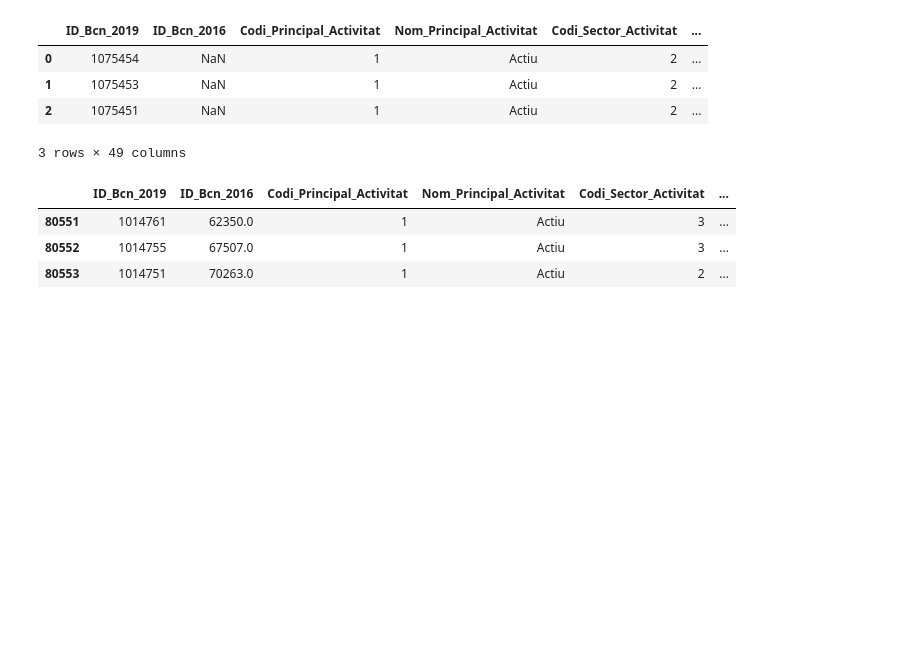
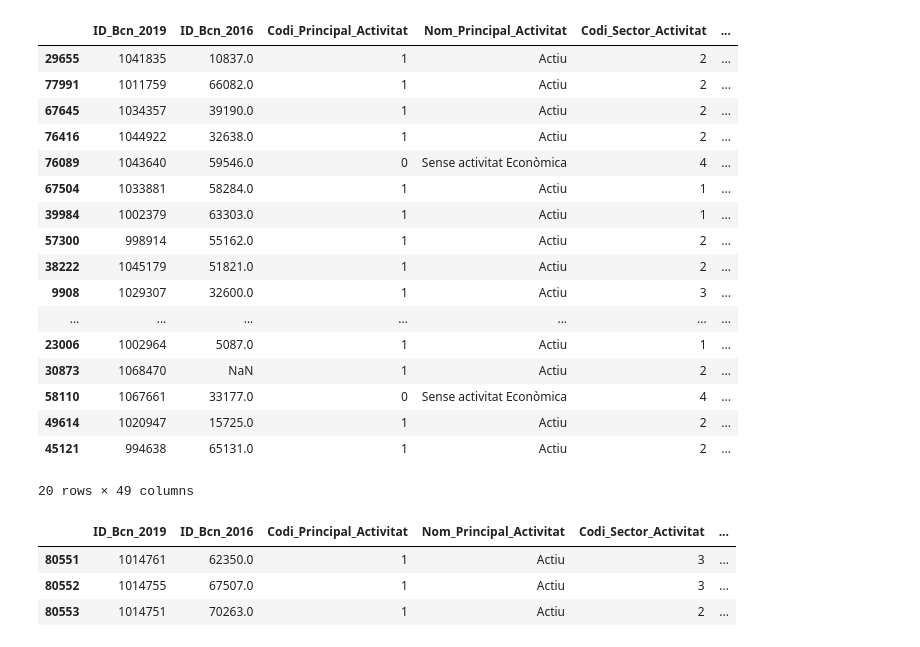
Before and after one commit to GeroZayas/Python-Practice, a Jupyter notebook: Playground_Notebook.ipynb, the cells around one changed output. Drawn from its saved outputs; the diff is of its cells as text; code cells hidden in the pictures; blank space fills up the shorter version.

```diff
--- a/Playground_Notebook.ipynb
+++ b/Playground_Notebook.ipynb
@@ -2,14 +2,27 @@
 import pandas as pd
 # %%
 df = pd.read_csv("comercio_barcelona_2019.csv", low_memory=False)
-# %%
-df.head(3)
-# %% [output]
-|  | ID_Bcn_2019 | ID_Bcn_2016 | Codi_Principal_Activitat | Nom_Principal_Activitat | Codi_Sector_Activitat | ... |
-| 0 | 1075454 | NaN | 1 | Actiu | 2 | ... |
-| 1 | 1075453 | NaN | 1 | Actiu | 2 | ... |
-| 2 | 1075451 | NaN | 1 | Actiu | 2 | ... |
-3 rows × 49 columns
+# %%
+df.sample(20)
+# %% [output]
+|  | ID_Bcn_2019 | ID_Bcn_2016 | Codi_Principal_Activitat | Nom_Principal_Activitat | Codi_Sector_Activitat | ... |
+| 29655 | 1041835 | 10837.0 | 1 | Actiu | 2 | ... |
+| 77991 | 1011759 | 66082.0 | 1 | Actiu | 2 | ... |
+| 67645 | 1034357 | 39190.0 | 1 | Actiu | 2 | ... |
+| 76416 | 1044922 | 32638.0 | 1 | Actiu | 2 | ... |
+| 76089 | 1043640 | 59546.0 | 0 | Sense activitat Econòmica | 4 | ... |
+| 67504 | 1033881 | 58284.0 | 1 | Actiu | 1 | ... |
+| 39984 | 1002379 | 63303.0 | 1 | Actiu | 1 | ... |
+| 57300 | 998914 | 55162.0 | 1 | Actiu | 2 | ... |
+| 38222 | 1045179 | 51821.0 | 1 | Actiu | 2 | ... |
+| 9908 | 1029307 | 32600.0 | 1 | Actiu | 3 | ... |
+| ... | ... | ... | ... | ... | ... | ... |
+| 23006 | 1002964 | 5087.0 | 1 | Actiu | 1 | ... |
+| 30873 | 1068470 | NaN | 1 | Actiu | 2 | ... |
+| 58110 | 1067661 | 33177.0 | 0 | Sense activitat Econòmica | 4 | ... |
+| 49614 | 1020947 | 15725.0 | 1 | Actiu | 2 | ... |
+| 45121 | 994638 | 65131.0 | 1 | Actiu | 2 | ... |
+20 rows × 49 columns
 # %%
 df.tail(3)
 # %% [output]
```
